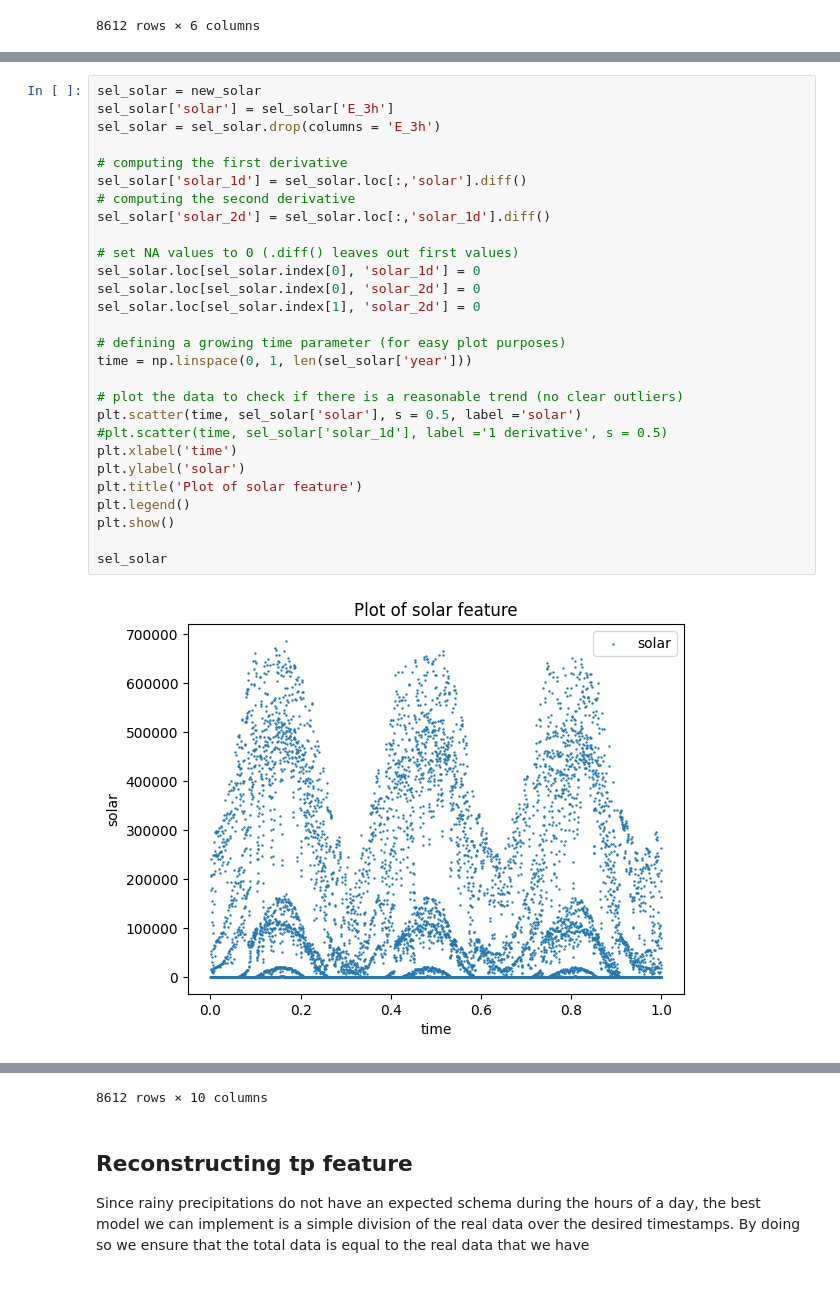
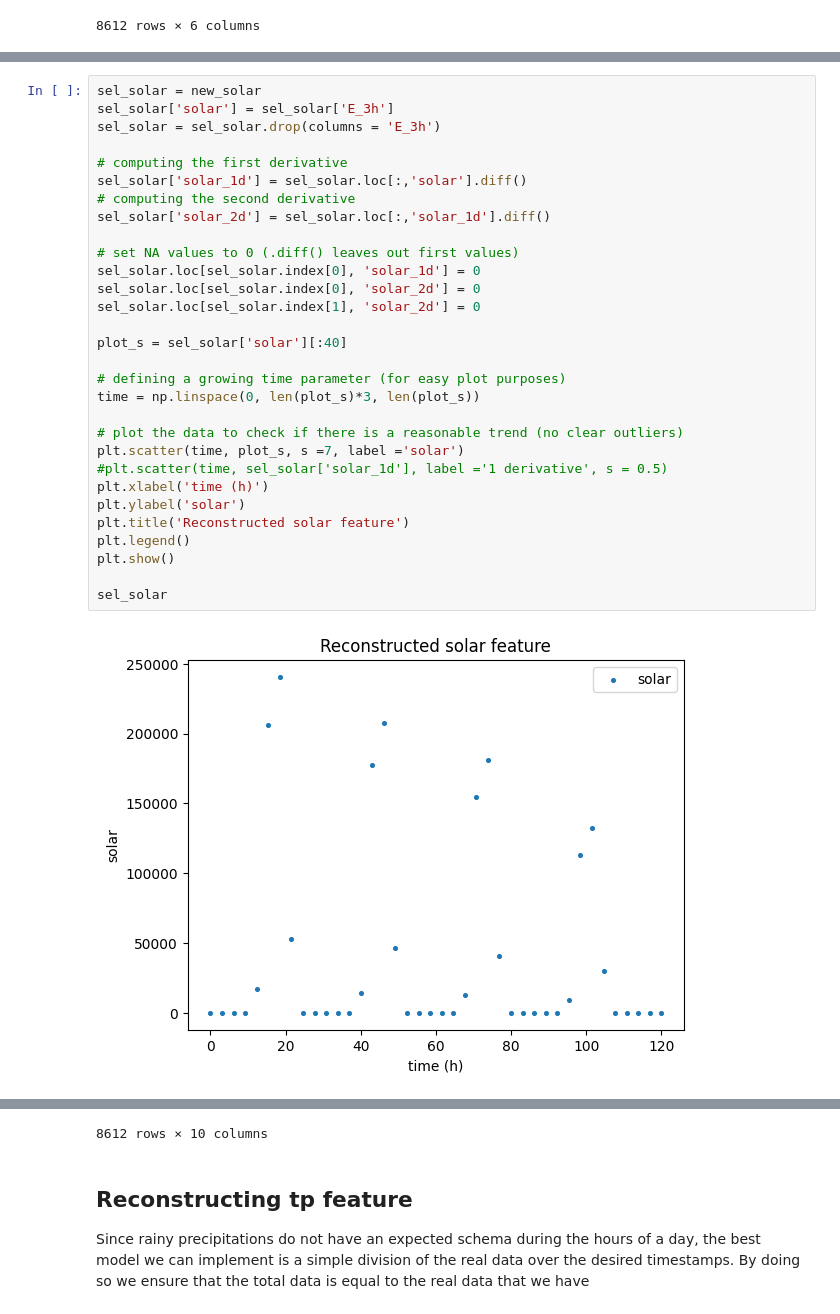
Before and after one commit to jonathancavallin/LCP_B_Project_REDIS, a Jupyter notebook: VAE_input_maker.ipynb, the cells around one changed output, grey strips where cells are left out. Drawn from its saved outputs; the diff is of its cells as text.

```diff
--- a/VAE_input_maker.ipynb
+++ b/VAE_input_maker.ipynb
@@ -331,33 +324,35 @@ new_solar
 # %%
 sel_solar = new_solar
 sel_solar['solar'] = sel_solar['E_3h']
 sel_solar = sel_solar.drop(columns = 'E_3h')
 
 # computing the first derivative
 sel_solar['solar_1d'] = sel_solar.loc[:,'solar'].diff()
 # computing the second derivative
 sel_solar['solar_2d'] = sel_solar.loc[:,'solar_1d'].diff()
 
 # set NA values to 0 (.diff() leaves out first values)
 sel_solar.loc[sel_solar.index[0], 'solar_1d'] = 0
 sel_solar.loc[sel_solar.index[0], 'solar_2d'] = 0
 sel_solar.loc[sel_solar.index[1], 'solar_2d'] = 0
 
+plot_s = sel_solar['solar'][:40]
+
 # defining a growing time parameter (for easy plot purposes)
-time = np.linspace(0, 1, len(sel_solar['year']))
+time = np.linspace(0, len(plot_s)*3, len(plot_s))
 
 # plot the data to check if there is a reasonable trend (no clear outliers)
-plt.scatter(time, sel_solar['solar'], s = 0.5, label ='solar')
+plt.scatter(time, plot_s, s =7, label ='solar')
 #plt.scatter(time, sel_solar['solar_1d'], label ='1 derivative', s = 0.5)
-plt.xlabel('time')
+plt.xlabel('time (h)')
 plt.ylabel('solar')
-plt.title('Plot of solar feature')
+plt.title('Reconstructed solar feature')
 plt.legend()
 plt.show()
 
 sel_solar
 # %% [output]
-[figure, old version]
+[figure, new version]
 |  | start_time | original_datetime | year | month | day | hour | day_of_week | solar | solar_1d | ... |
 | start_time |  |  |  |  |  |  |  |  |  | ... |
 | 2021-12-31 18:00:00 | 2021-12-31 18:00:00 | 2021-12-31 18:00:00+00:00 | 2021 | 12 | 31 | 18 | Friday | 0.000000 | 0.000000 | ... |
```
Also changed, not shown: parts of 5 cells of this notebook.
